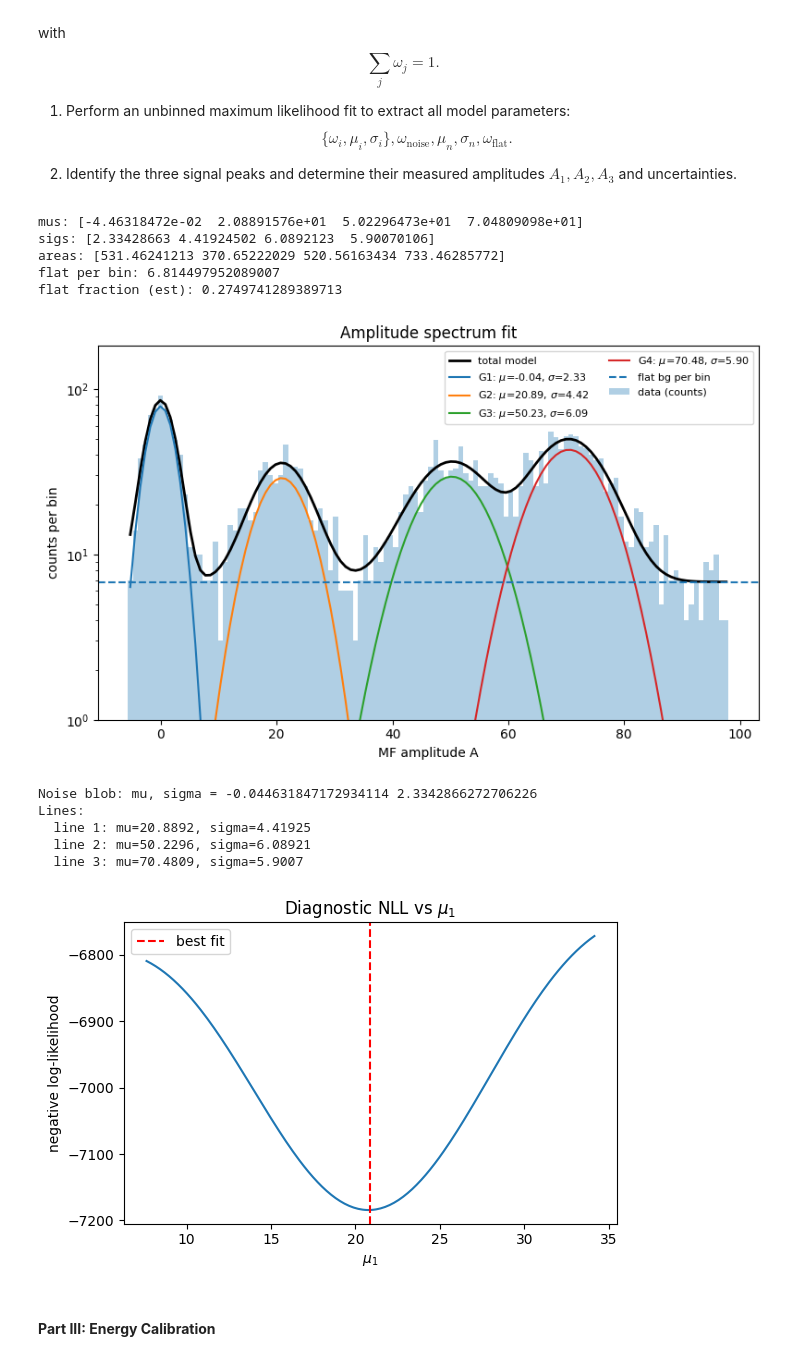
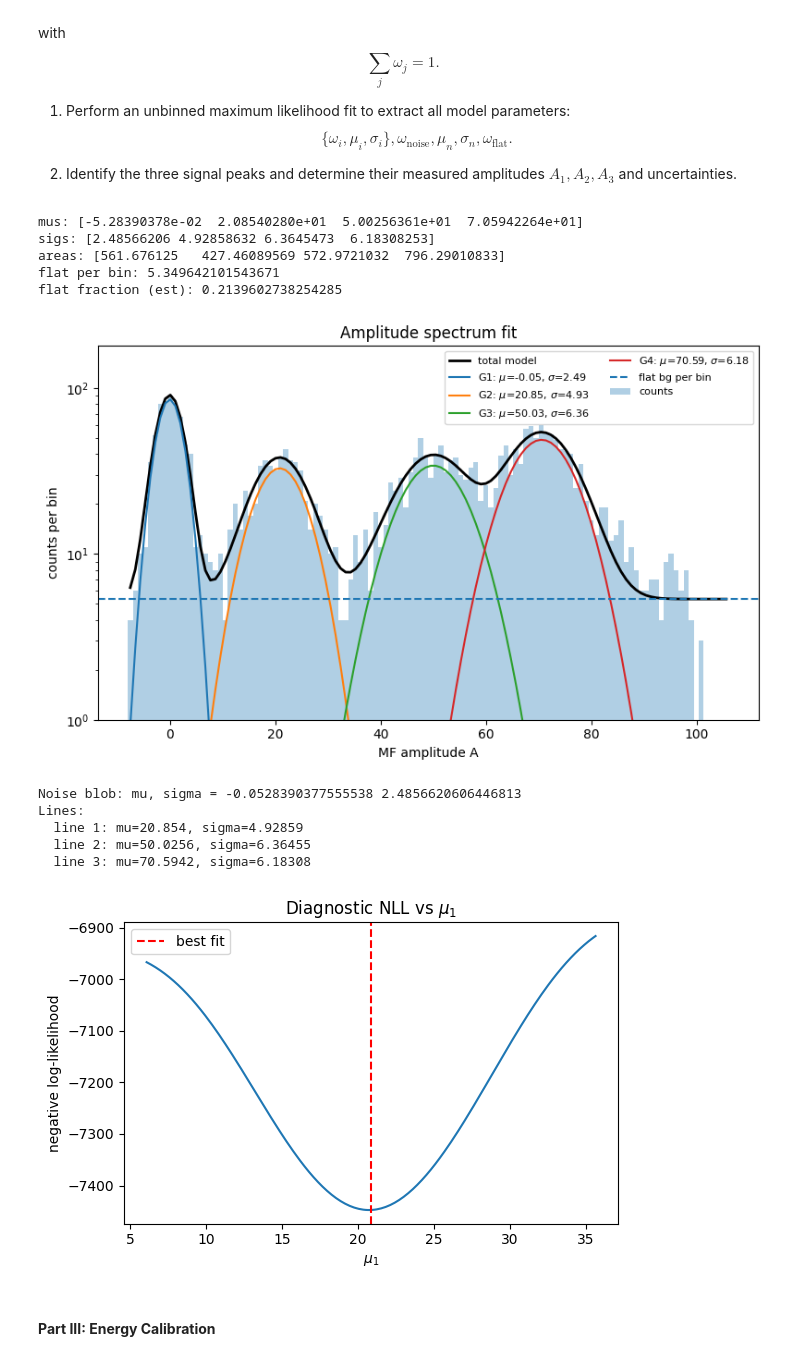
Before and after one commit to breckmeagher/statistics-and-data-analysis, a Jupyter notebook: work-in-progress/homework3_fangyi_2_3MF.ipynb, the cells around one changed output. Cells and saved outputs as stored; diff of their text form; code cells hidden in the pictures.

```diff
--- a/work-in-progress/homework3_fangyi_2_3MF.ipynb
+++ b/work-in-progress/homework3_fangyi_2_3MF.ipynb
@@ -408,12 +408,6 @@ def fit_spectrum_curvefit(amplitudes,
 # -------------------------
 # Utilities
 # -------------------------
-def remove_baseline(traces, n_pre=512):
-    """Subtract mean of first n_pre samples (simple baseline / AC coupling)."""
-    traces = np.asarray(traces)
-    if traces.ndim == 1:
-        return traces - np.mean(traces[:n_pre])
-    return traces - np.mean(traces[:, :n_pre], axis=1, keepdims=True)
 
 def make_template(time, tau_rise=100e-6, tau_fall=5e-3):
     """
@@ -429,15 +423,13 @@ def make_template(time, tau_rise=100e-6, tau_fall=5e-3):
     s[mask] = np.exp(-tpos / tau_fall) - np.exp(-tpos / tau_rise)
 
     m = np.max(s)
-    if m > 0:
-        s = s / m
+    s = s / m
 
-    s = s - np.mean(s)
     return s
 
 def mf_amplitudes(pulse_traces, template, psd2, fs):
     """Apply optimal_filter_amp to every event; returns arrays of amps and sigmas."""
-    pulse_traces = remove_baseline(pulse_traces)
+    pulse_traces = pulse_traces
     amps = np.zeros(pulse_traces.shape[0])
     sigs = np.zeros(pulse_traces.shape[0])
     for i in range(pulse_traces.shape[0]):
@@ -464,11 +456,8 @@ def mf_amplitudes(pulse_traces, template, psd2, fs):
 # %%
 # 1.
 
-# Baseline-subtract noise before PSD estimation
-noise_bs = remove_baseline(noise_data)
-
 # Two-sided PSD for the filter
-f2, psd2 = calc_psd(noise_bs, fs=fs, folded_over=False)
+f2, psd2 = calc_psd(noise_data, fs=fs, folded_over=False)
 
 # One-sided PSD just for plotting
 f1, psd1 = foldpsd(psd2, fs)
@@ -540,8 +529,6 @@ $$
 
 2. Identify the three signal peaks and determine their measured amplitudes $A_1, A_2, A_3$ and uncertainties.
 # %%
-lo, hi = np.percentile(amps_mf, [0.5, 99.5])
-
 res = fit_spectrum_curvefit(
     amps_mf,
     n_lines=4,
@@ -549,7 +536,7 @@ res = fit_spectrum_curvefit(
     sig_guess=None,
     include_flat=True,
     bins=120,
-    range_vals=(lo, hi),
+    range_vals=None,
     verbose=True
 )
 
@@ -618,45 +605,45 @@ def model_counts(x_centers, p):
     flatC = p[ptr]
     out += flatC
     return out
 
 def poisson_nll(p):
     lam = model_counts(centers, p)
     lam = np.clip(lam, 1e-12, None)
     return np.sum(lam - counts * np.log(lam))
 
 mu_indices = [1,4,7,10]
 mu_scan_index = min(mu_indices, key=lambda i: abs(popt[i]-mu0))
 
 mu_vals = np.linspace(mu0 - 3*sigma0, mu0 + 3*sigma0, 200)
 nll_vals = []
 
 for mu_test in mu_vals:
     ptest = popt.copy()
     ptest[mu_scan_index] = mu_test
     nll_vals.append(poisson_nll(ptest))
 
 plt.figure(figsize=(6,4))
 plt.plot(mu_vals, nll_vals)
 plt.axvline(mu0, color='r', linestyle='--', label='best fit')
 plt.xlabel(r"$\mu_1$")
 plt.ylabel("negative log-likelihood")
 plt.title(r"Diagnostic NLL vs $\mu_1$")
 plt.legend()
 plt.tight_layout()
 plt.show()
 # %% [output]
-mus: [-4.46318472e-02  2.08891576e+01  5.02296473e+01  7.04809098e+01]
-sigs: [2.33428663 4.41924502 6.0892123  5.90070106]
-areas: [531.46241213 370.65222029 520.56163434 733.46285772]
-flat per bin: 6.814497952089007
-flat fraction (est): 0.2749741289389713
+mus: [-5.28390378e-02  2.08540280e+01  5.00256361e+01  7.05942264e+01]
+sigs: [2.48566206 4.92858632 6.3645473  6.18308253]
+areas: [561.676125   427.46089569 572.9721032  796.29010833]
+flat per bin: 5.349642101543671
+flat fraction (est): 0.2139602738254285
-[figure, old version]
+[figure, new version]
-Noise blob: mu, sigma = -0.044631847172934114 2.3342866272706226
+Noise blob: mu, sigma = -0.0528390377555538 2.4856620606446813
 Lines:
-  line 1: mu=20.8892, sigma=4.41925
-  line 2: mu=50.2296, sigma=6.08921
-  line 3: mu=70.4809, sigma=5.9007
+  line 1: mu=20.854, sigma=4.92859
+  line 2: mu=50.0256, sigma=6.36455
+  line 3: mu=70.5942, sigma=6.18308
-[figure, old version]
+[figure, new version]
 # %% [markdown]
 #### **Part III: Energy Calibration**
 # %% [markdown]
```
Also changed, not shown: parts of 4 cells of this notebook.
